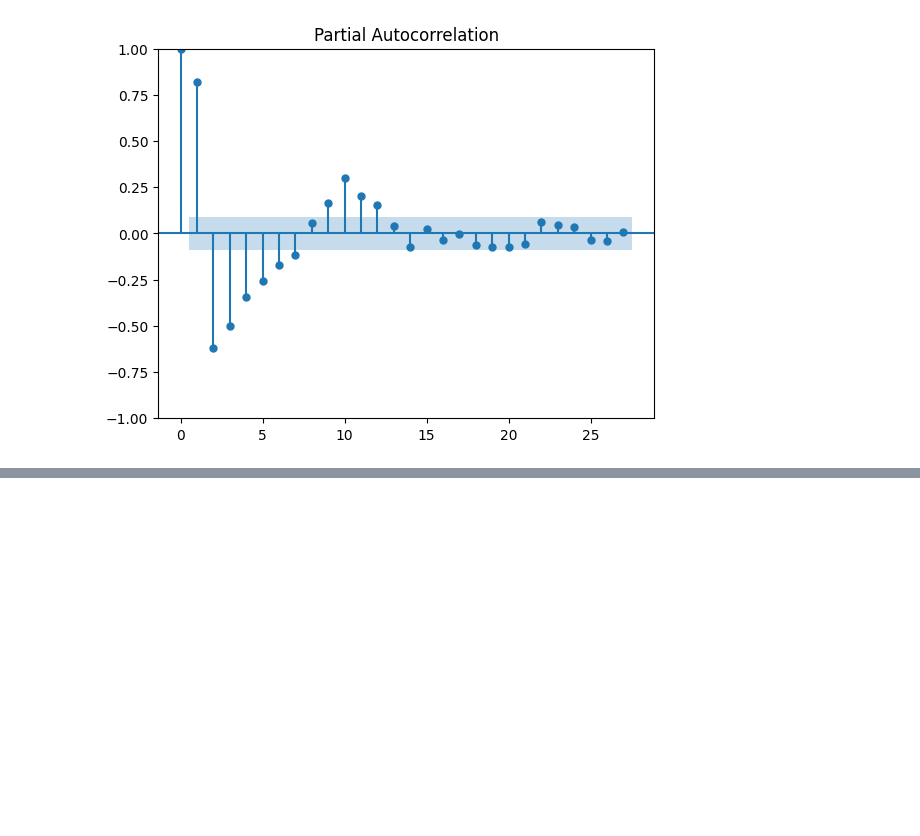
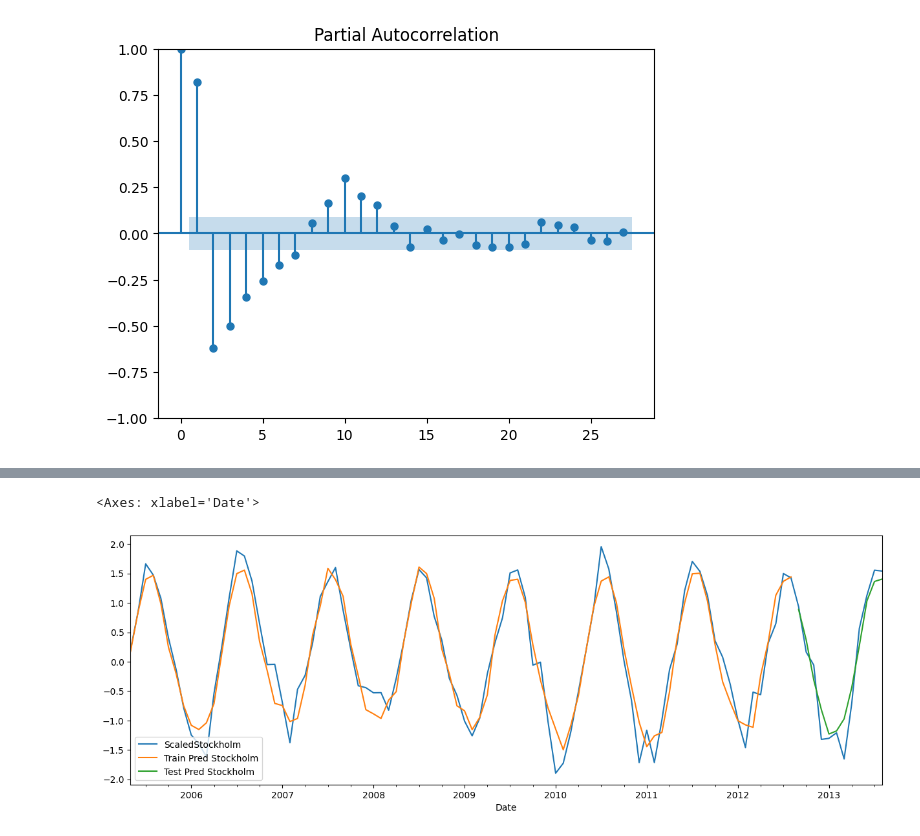
Before and after one commit to yeesem/Time-Series-Data-Analysis, a Jupyter notebook: VARMA_TEMPERATURE.ipynb, the cells around one changed output, grey strips where cells are left out. Saved outputs shown, nothing was run; the diff lists cells and outputs as text; code cells hidden in the pictures; blank space fills up the shorter version.

```diff
--- a/VARMA_TEMPERATURE.ipynb
+++ b/VARMA_TEMPERATURE.ipynb
@@ -180,0 +226,6 @@ plot_pacf(train['ScaledAuckland']);
+# %%
+plot_cols = ['ScaledStockholm','Train Pred Stockholm','Test Pred Stockholm']
+joined_part.iloc[-100:][plot_cols].plot(figsize = (15,5))
+# %% [output]
+<Axes: xlabel='Date'>
+[figure, added]
```
Also changed, not shown: parts of 8 cells of this notebook.
